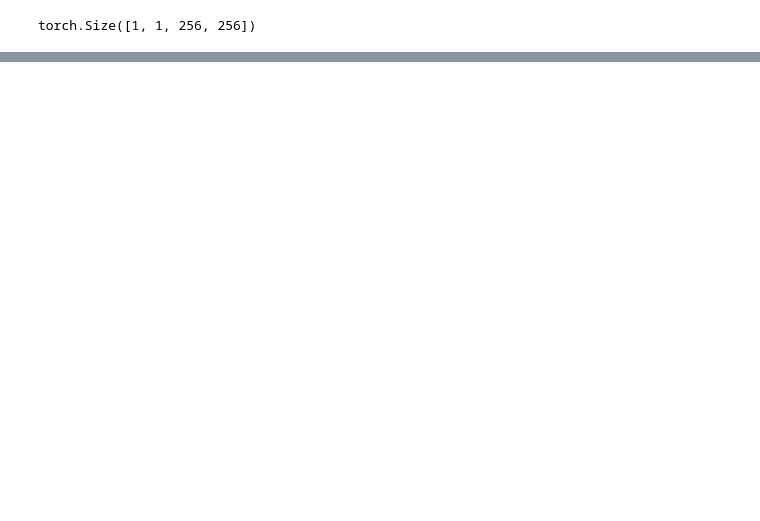
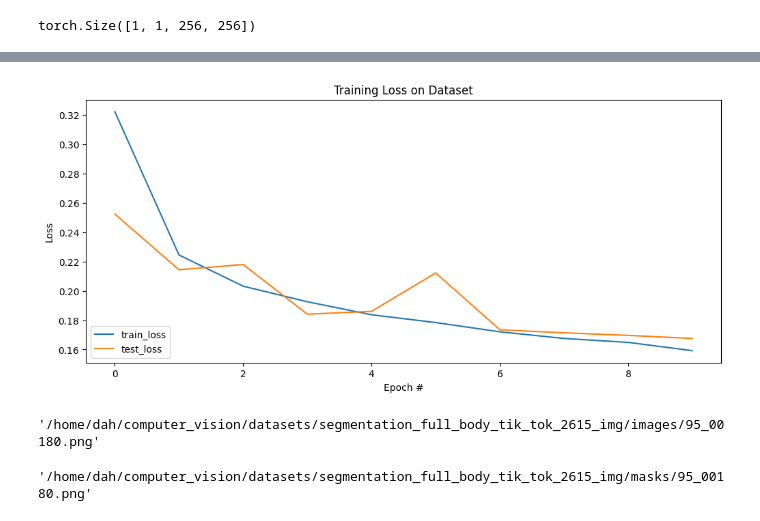
Before and after one commit to dahsie/unet, a Jupyter notebook: notebook/test.ipynb, the cells around one changed output, grey strips where cells are left out. Drawn from its saved outputs; the diff is of its cells as text; code cells hidden in the pictures; blank space fills up the shorter version.

Commit message:
training unet

```diff
--- a/notebook/test.ipynb
+++ b/notebook/test.ipynb
@@ -125,0 +170,2 @@ torch.Size([1, 1, 256, 256])
+# %%
+(train_images, test_images,train_masks, test_masks) = train_test_split(image_paths, mask_paths,test_size=0.2, random_state=42)
@@ -125,0 +196,31 @@ torch.Size([1, 1, 256, 256])
+# %%
+LR = 1e-2
+
+NUM_EPOCHS = 10
+
+# CPU_USAGE = os.cpu_count() - 4
+
+DEVICE = "cuda" if torch.cuda.is_available() else "cpu"
+
+# initialize our UNet model
+# model = UNet(ouput_dim=(INPUT_IMAGE_HEIGHT,INPUT_IMAGE_WIDTH), encoder_channels = (3, 64, 128, 256, 512),decoder_channels = (512,256, 128, 64)).to(DEVICE)
+model = UNet(ouput_dim=(INPUT_IMAGE_HEIGHT,INPUT_IMAGE_WIDTH), encoder_channels = (3, 32,64, 128, 256),decoder_channels = (256, 128, 64, 32)).to(DEVICE)
+
+# initialize loss function and optimizer
+loss_func = BCEWithLogitsLoss()
+# loss_func = Sigmoid()
+# optimizer = SGD(model.parameters(), lr=LR)
+optimizer = SGD(model.parameters(), lr=LR, momentum=0.9)
+# optimizer = Adam(model.parameters(), lr=LR)
+
+# calculate steps per epoch for training and test set
+train_steps = len(train_data) // TRAIN_BATCH_SIZE
+test_steps = len(test_data) // TEST_BATCH_SIZE
+
+# scheduler = LinearLR(optimizer, start_factor=LR, end_factor=1e-5, total_iters=NUM_EPOCHS*2)
+scheduler = ExponentialLR(optimizer, gamma=0.9)
+# %%
+
+trainer = UNetTrainer(model=model, train_loader=train_loader, test_loader=test_loader, loss_func=loss_func, optimizer = optimizer, scheduler = scheduler, device=DEVICE)
+# %%
+history = trainer.train(num_epochs=NUM_EPOCHS)
@@ -125,0 +240,12 @@ torch.Size([1, 1, 256, 256])
+# %%
+# plt.style.use("ggplot")
+plt.figure(figsize=(12, 5))
+plt.plot(history["train_loss"], label="train_loss")
+plt.plot(history["test_loss"], label="test_loss")
+plt.title("Training Loss on Dataset")
+plt.xlabel("Epoch #")
+plt.ylabel("Loss")
+plt.legend(loc="lower left")
+plt.show()
+# %% [output]
+[figure, added]
@@ -125,0 +254,8 @@ torch.Size([1, 1, 256, 256])
+# %%
+test_images[0]
+# %% [output]
+'/home/dah/computer_vision/datasets/segmentation_full_body_tik_tok_2615_img/images/95_00180.png'
+# %%
+test_masks[0]
+# %% [output]
+'/home/dah/computer_vision/datasets/segmentation_full_body_tik_tok_2615_img/masks/95_00180.png'
```
Also changed, not shown: parts of 16 cells of this notebook.
